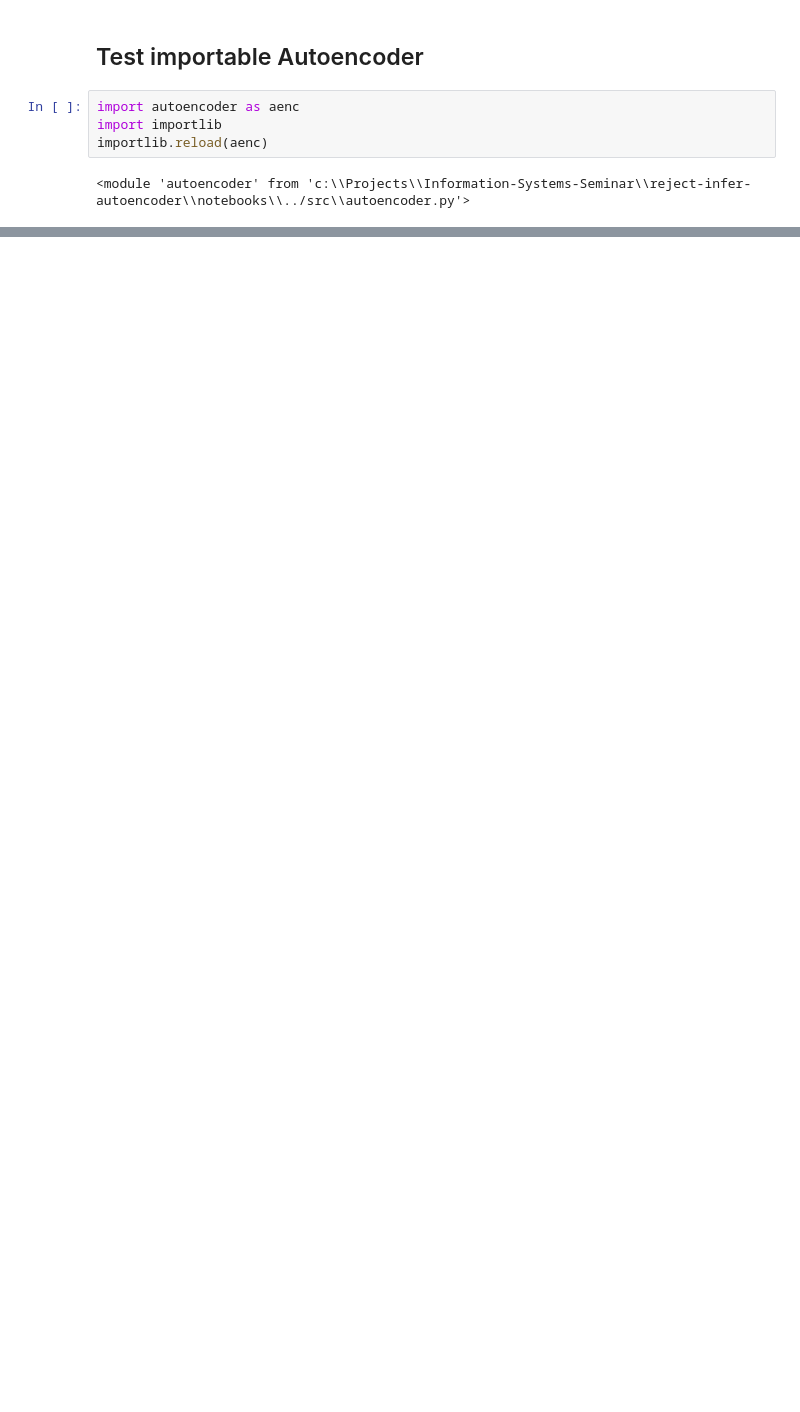
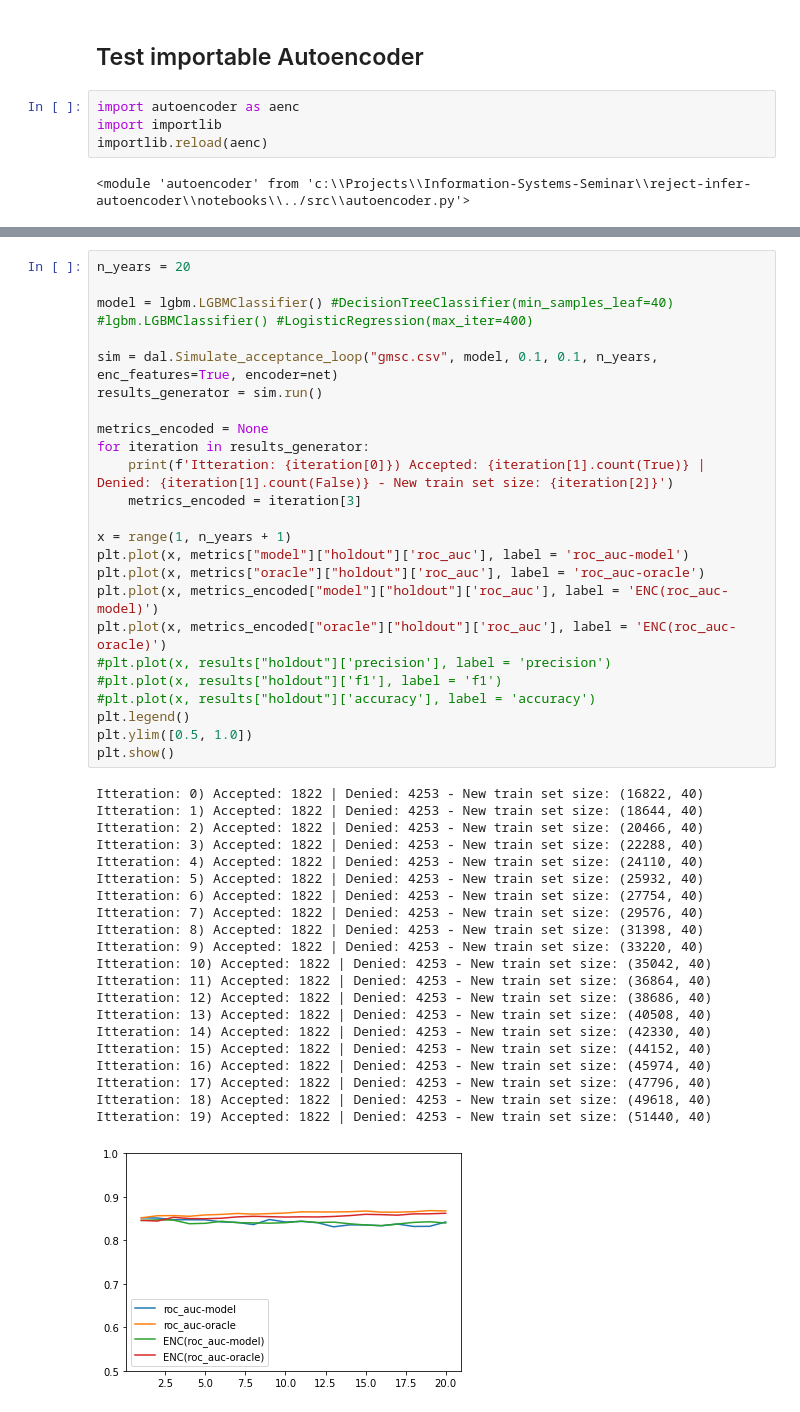
Before and after one commit to lukasvoege/reject-infer-autoencoder, a Jupyter notebook: notebooks/playground.ipynb, the cells around one changed output, grey strips where cells are left out. Cells and saved outputs as stored; diff of their text form; blank space fills up the shorter version.

```diff
--- a/notebooks/playground.ipynb
+++ b/notebooks/playground.ipynb
@@ -134,0 +136,46 @@ tensor([[1.6062e+00, 4.0604e-01, 9.1000e-01, 5.7796e-01, 1.0906e+00, 1.3883e-01,
+# %%
+n_years = 20
+
+model = lgbm.LGBMClassifier() #DecisionTreeClassifier(min_samples_leaf=40) #lgbm.LGBMClassifier() #LogisticRegression(max_iter=400)
+
+sim = dal.Simulate_acceptance_loop("gmsc.csv", model, 0.1, 0.1, n_years, enc_features=True, encoder=net)
+results_generator = sim.run()
+
+metrics_encoded = None
+for iteration in results_generator:
+    print(f'Itteration: {iteration[0]}) Accepted: {iteration[1].count(True)} | Denied: {iteration[1].count(False)} - New train set size: {iteration[2]}')
+    metrics_encoded = iteration[3]
+
+x = range(1, n_years + 1)
+plt.plot(x, metrics["model"]["holdout"]['roc_auc'], label = 'roc_auc-model')
+plt.plot(x, metrics["oracle"]["holdout"]['roc_auc'], label = 'roc_auc-oracle')
+plt.plot(x, metrics_encoded["model"]["holdout"]['roc_auc'], label = 'ENC(roc_auc-model)')
+plt.plot(x, metrics_encoded["oracle"]["holdout"]['roc_auc'], label = 'ENC(roc_auc-oracle)')
+#plt.plot(x, results["holdout"]['precision'], label = 'precision')
+#plt.plot(x, results["holdout"]['f1'], label = 'f1')
+#plt.plot(x, results["holdout"]['accuracy'], label = 'accuracy')
+plt.legend()
+plt.ylim([0.5, 1.0])
+plt.show()
+# %% [output]
+Itteration: 0) Accepted: 1822 | Denied: 4253 - New train set size: (16822, 40)
+Itteration: 1) Accepted: 1822 | Denied: 4253 - New train set size: (18644, 40)
+Itteration: 2) Accepted: 1822 | Denied: 4253 - New train set size: (20466, 40)
+Itteration: 3) Accepted: 1822 | Denied: 4253 - New train set size: (22288, 40)
+Itteration: 4) Accepted: 1822 | Denied: 4253 - New train set size: (24110, 40)
+Itteration: 5) Accepted: 1822 | Denied: 4253 - New train set size: (25932, 40)
+Itteration: 6) Accepted: 1822 | Denied: 4253 - New train set size: (27754, 40)
+Itteration: 7) Accepted: 1822 | Denied: 4253 - New train set size: (29576, 40)
+Itteration: 8) Accepted: 1822 | Denied: 4253 - New train set size: (31398, 40)
+Itteration: 9) Accepted: 1822 | Denied: 4253 - New train set size: (33220, 40)
+Itteration: 10) Accepted: 1822 | Denied: 4253 - New train set size: (35042, 40)
+Itteration: 11) Accepted: 1822 | Denied: 4253 - New train set size: (36864, 40)
+Itteration: 12) Accepted: 1822 | Denied: 4253 - New train set size: (38686, 40)
+Itteration: 13) Accepted: 1822 | Denied: 4253 - New train set size: (40508, 40)
+Itteration: 14) Accepted: 1822 | Denied: 4253 - New train set size: (42330, 40)
+Itteration: 15) Accepted: 1822 | Denied: 4253 - New train set size: (44152, 40)
+Itteration: 16) Accepted: 1822 | Denied: 4253 - New train set size: (45974, 40)
+Itteration: 17) Accepted: 1822 | Denied: 4253 - New train set size: (47796, 40)
+Itteration: 18) Accepted: 1822 | Denied: 4253 - New train set size: (49618, 40)
+Itteration: 19) Accepted: 1822 | Denied: 4253 - New train set size: (51440, 40)
+[figure, added]
```
Also changed, not shown: parts of 3 cells of this notebook, 2 other files.
